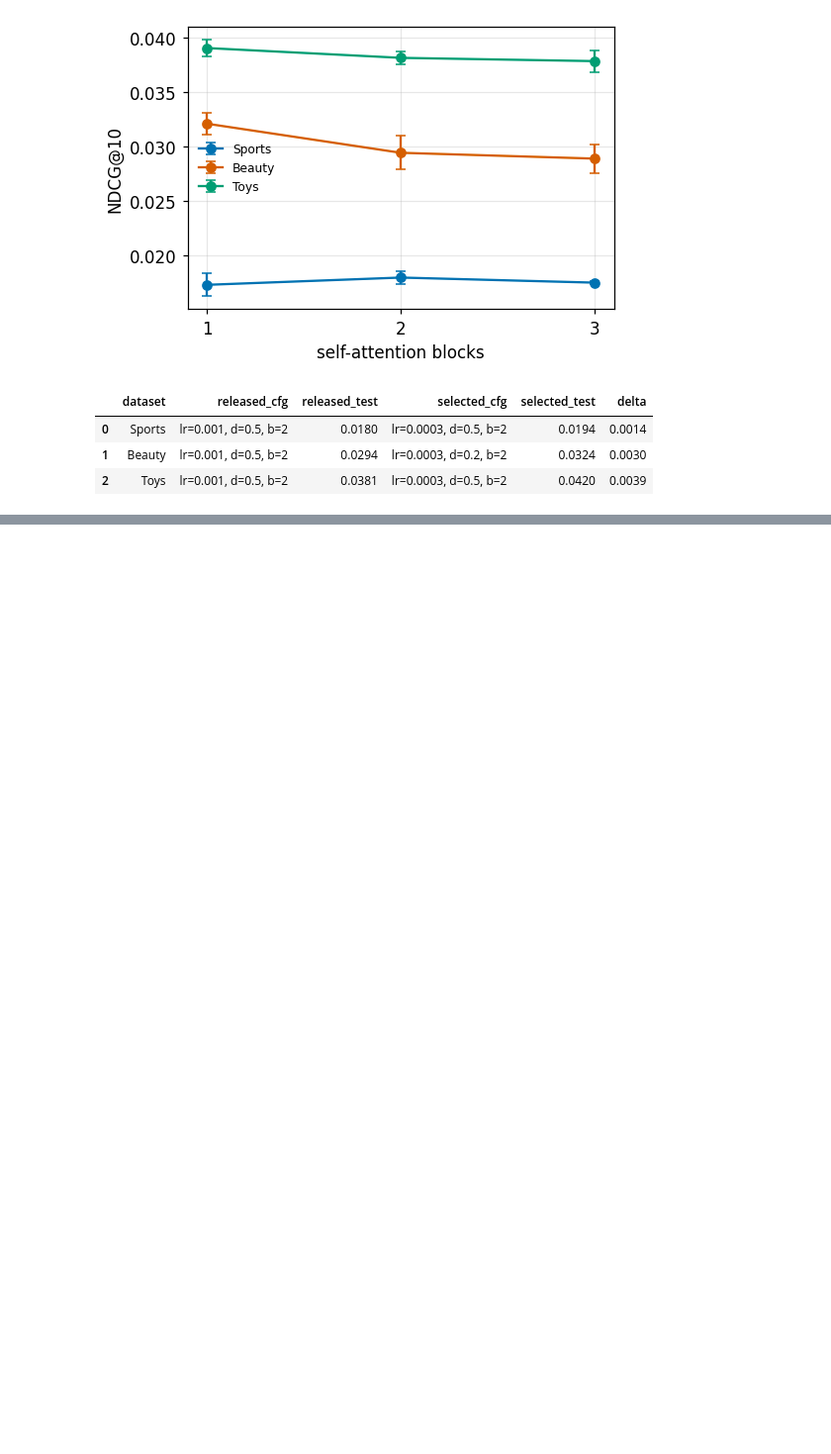
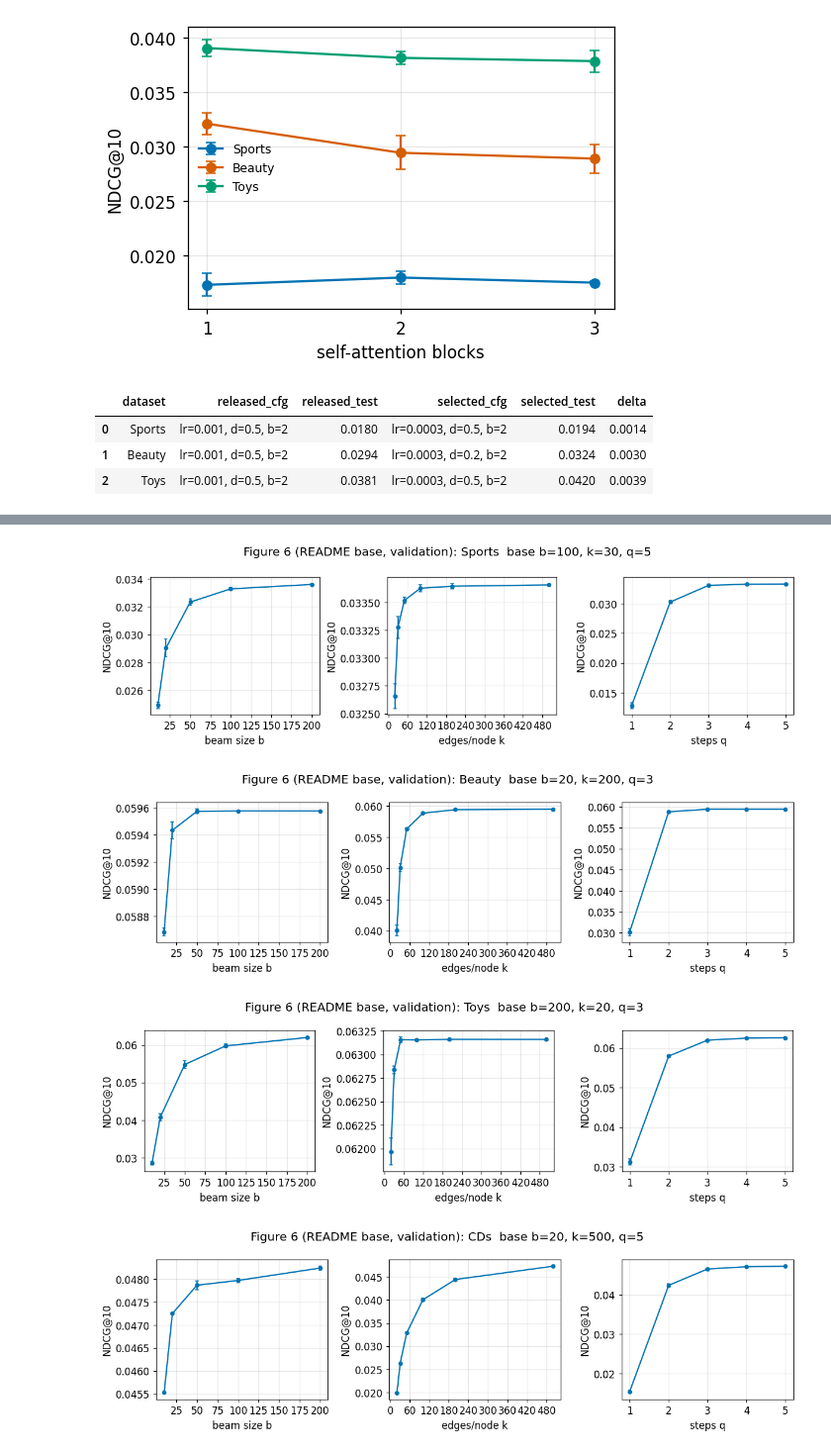
Before and after one commit to NiccoloCase/RPG-uva, a Jupyter notebook: notebooks/results_analysis.ipynb, the cells around one changed output, grey strips where cells are left out. Shown at 99% size. Drawn from its saved outputs; the diff is of its cells as text; code cells hidden in the pictures; blank space fills up the shorter version.

```diff
--- a/notebooks/results_analysis.ipynb
+++ b/notebooks/results_analysis.ipynb
@@ -422,0 +427,41 @@ sasrec_scorecard(sasrec)
+# %%
+README_BASE = {"sports_and_outdoors": (100, 30, 5), "beauty": (20, 200, 3),
+               "toys_and_games": (200, 20, 3), "cds_and_vinyl": (20, 500, 5)}
+decode_val = load_decode("decode_val_grid.csv")
+
+
+def fig6_readme(df, dataset, metric="ndcg@10"):
+    if dataset not in README_BASE or df[df["dataset"] == dataset].empty:
+        print("no decode_val data for", dataset)
+        return
+    b0, k0, q0 = README_BASE[dataset]
+    sub = df[(df["dataset"] == dataset) & (df["metric"] == metric)]
+    panels = [("num_beams", {"n_edges": k0, "propagation_steps": q0}, "beam size b"),
+              ("n_edges", {"num_beams": b0, "propagation_steps": q0}, "edges/node k"),
+              ("propagation_steps", {"num_beams": b0, "n_edges": k0}, "steps q")]
+    fig, axes = plt.subplots(1, 3, figsize=(11, 3.3))
+    for ax, (x, hold, xlabel) in zip(axes, panels):
+        d = sub
+        for hk, hv in hold.items():
+            d = d[d[hk] == hv]
+        d = d.sort_values(x)
+        if not d.empty:
+            ax.errorbar(d[x], d["mean"], yerr=d["std"].fillna(0), marker="o", ms=4,
+                        color=WONG[0], capsize=2)
+        ax.set_xlabel(xlabel)
+        ax.set_ylabel(metric.upper())
+        ax.xaxis.set_major_locator(MaxNLocator(integer=True))
+    fig.suptitle(f"Figure 6 (README base, validation): {LABELS[dataset]}  "
+                 f"base b={b0}, k={k0}, q={q0}")
+    fig.tight_layout()
+    save(fig, f"fig6_readme_{dataset}")
+    plt.show()
+
+
+for ds in DATASETS:
+    fig6_readme(decode_val, ds)
+# %% [output]
+[figure, added]
+[figure, added]
+[figure, added]
+[figure, added]
```
Also changed, not shown: parts of 1 cell of this notebook, 25 other files.
